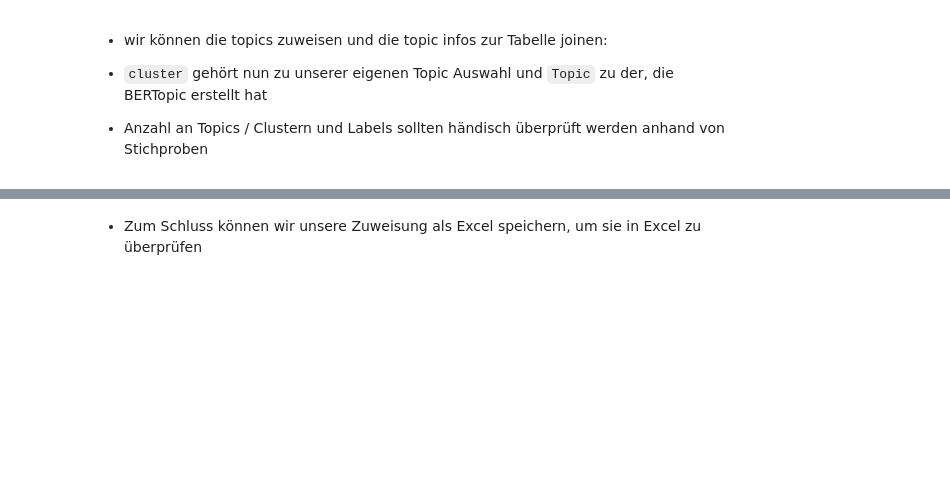
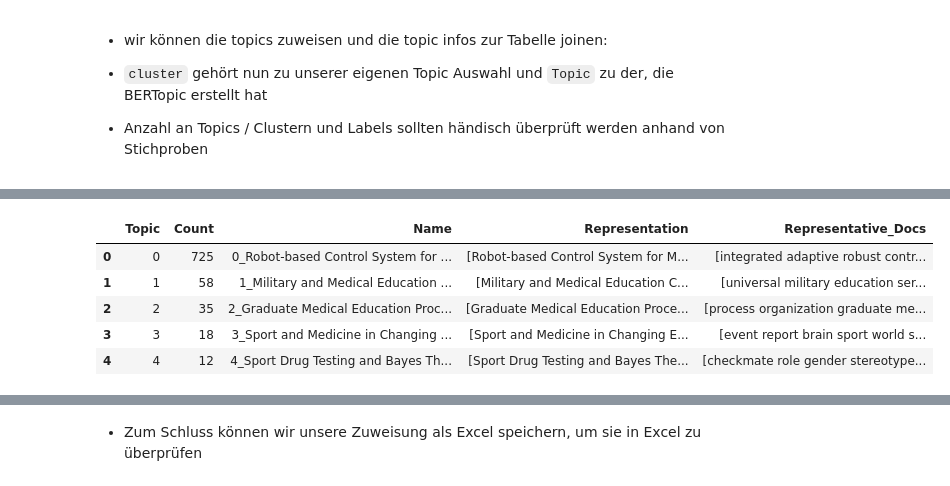
Before and after one commit to Alexander-Heinz/Clustering-with-BERT, a Jupyter notebook: Arbeitsprobe_Alexander_Heinz.ipynb, the cells around one changed output, grey strips where cells are left out. Drawn from its saved outputs; the diff is of its cells as text; code cells hidden in the pictures; blank space fills up the shorter version.

Commit message:
add chatgpt support & clean code

```diff
--- a/Arbeitsprobe_Alexander_Heinz.ipynb
+++ b/Arbeitsprobe_Alexander_Heinz.ipynb
@@ -525,9 +497,9 @@ topic_labels = topic_model.generate_topic_labels(nr_words=4,
 
 topic_labels = pd.DataFrame({"Labels": topic_labels, "Topic": range(len(topic_labels))})
 
-input = input.merge(topic_labels, on = "Topic")
 
-input = input.merge(topic_model.get_topic_info(), on = "Topic")
+topic_labels
 
-input
+# input = input.merge(topic_labels, on = "Topic")
+# input = input.merge(topic_model.get_topic_info(), on = "Topic")
 # %% [output]
@@ -558,0 +522,17 @@ sns.countplot(x = "cluster", palette="pastel", data = input)
+# %%
+
+import openai
+from bertopic.representation import OpenAI
+from dotenv import load_dotenv
+import os
+load_dotenv()
+
+API_KEY = os.getenv('API_KEY')
+
+# Fine-tune topic representations with GPT
+client = openai.OpenAI(api_key = API_KEY)
+representation_model = OpenAI(client, model="gpt-3.5-turbo", chat=True)
+topic_model = BERTopic(representation_model=representation_model, verbose = True, calculate_probabilities=True)
+# %%
+topics, probs = topic_model.fit_transform(input["corpus_clean"])
+topic_model.visualize_topics()
@@ -558,0 +548,9 @@ sns.countplot(x = "cluster", palette="pastel", data = input)
+# %%
+topic_model.get_topic_info()
+# %% [output]
+|  | Topic | Count | Name | Representation | Representative_Docs |
+| 0 | 0 | 725 | 0_Robot-based Control System for ... | [Robot-based Control System for M... | [integrated adaptive robust contr... |
+| 1 | 1 | 58 | 1_Military and Medical Education ... | [Military and Medical Education C... | [universal military education ser... |
+| 2 | 2 | 35 | 2_Graduate Medical Education Proc... | [Graduate Medical Education Proce... | [process organization graduate me... |
+| 3 | 3 | 18 | 3_Sport and Medicine in Changing ... | [Sport and Medicine in Changing E... | [event report brain sport world s... |
+| 4 | 4 | 12 | 4_Sport Drug Testing and Bayes Th... | [Sport Drug Testing and Bayes The... | [checkmate role gender stereotype... |
```
Also changed, not shown: parts of 18 cells of this notebook, 2 other files.
